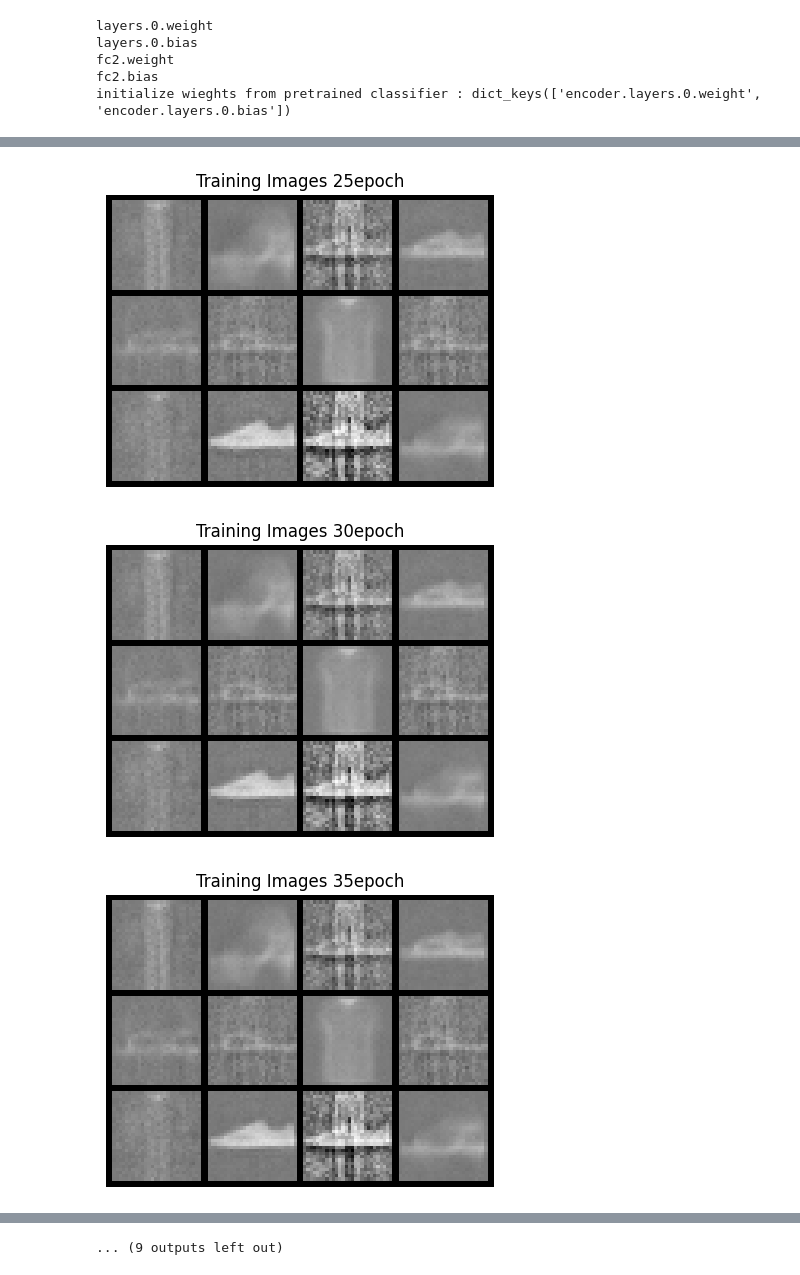
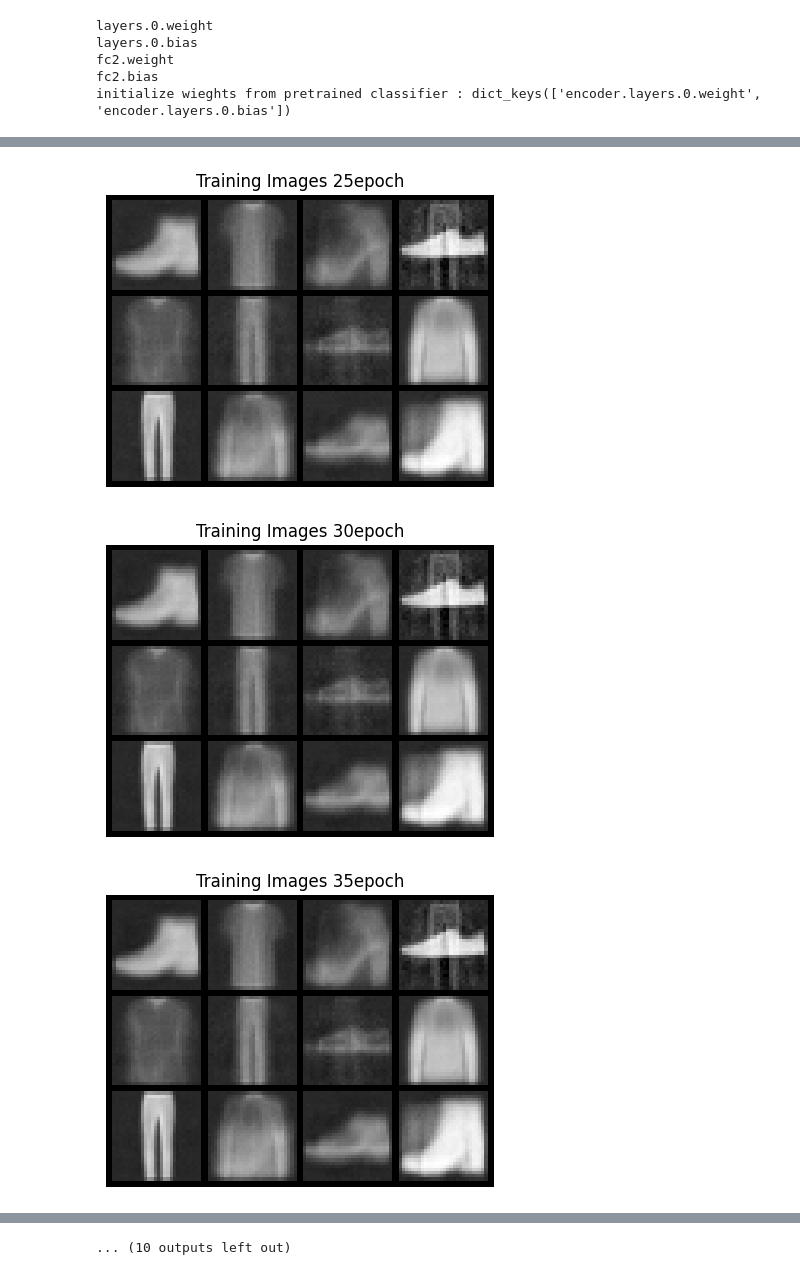
Before and after one commit to yunguks/ai-toolkit, a Jupyter notebook: final_gan/compare_pretrain.ipynb, the cells around one changed output, grey strips where cells are left out. Drawn from its saved outputs; the diff is of its cells as text; code cells hidden in the pictures.

```diff
--- a/final_gan/compare_pretrain.ipynb
+++ b/final_gan/compare_pretrain.ipynb
@@ -33,7 +33,7 @@ manual_seed(42)
 # %%
 device = 'cuda' if torch.cuda.is_available() else 'cpu'
 
-batch_size = 1048
+batch_size = 64
 # %%
 train_transforms = transforms.Compose([
     transforms.ToTensor(),
@@ -58,9 +58,9 @@ print(len(val_dataset.data), len(val_loader))
 ## VAE 학습
 pretrain 한 layer를 넣어서
 # %%
-EPOCHS = 100
+EPOCHS = 101
 # LR = 1e-4
-LR = 1e-4
+LR = 1e-5
 LATENT_DIM = 2
 # %%
 def weights_init(m):
@@ -144,7 +144,7 @@ for epoch in range(EPOCHS):
         mse = MSE_loss(y,imgs)
         kl = KL_loss(mean,log_var)
 
-        loss = mse+ 0.001*kl
+        loss = mse+ kl
         loss.backward()
         optimizer.step()
 
@@ -165,35 +165,6 @@ for epoch in range(EPOCHS):
     if (epoch % 5 == 0):
         with torch.no_grad():
             model.eval()
-            val_mse_loss =0
-            val_kl_loss =0
-            val_all_loss =0
-
-            for imgs, _ in val_loader:
-                imgs = imgs.to(device)
-                imgs = torch.flatten(imgs, 1)
-
-                y, mean, log_var = model(imgs)
-
-                mse = MSE_loss(y, imgs)
-                kl = KL_loss(mean,log_var)
-
-                loss = mse + kl
-
-                val_mse_loss += mse.item()
-                val_kl_loss += kl.item()
-                val_all_loss += loss.item()
-
-            val_mse_loss /=len(val_dataset.data)
-            val_kl_loss  /=len(val_dataset.data)
-            val_all_loss /=len(val_dataset.data)
-
-            print(f"     VAl - MSE : {mse_loss:.5f}, KL : {kl_loss:.5f}, ALL : {all_loss:.5f}")
-
-            val_mse_list.append(mse_loss)
-            val_kl_list.append(kl_loss)
-            val_all_list.append(all_loss)
-
 
             # noise를 통과시킨 decoder의 이미지를를 저장해둡니다
             fake = model.decoder(noise[:12]).detach().cpu().view(12,1,28,28)
@@ -205,5 +176,5 @@ for epoch in range(EPOCHS):
             plt.axis("off")
             plt.title(f"Training Images {epoch}epoch")
             plt.imshow(np.transpose(generate_imgs[-1],(1,2,0)))
-            plt.savefig(f'./gen_imgs/pretrain_{epoch}.png')
+            plt.savefig(f'./gen_imgs/pretrain_lowlr_{epoch}.png')
 # %% [output]
@@ -232,3 +203,3 @@ for epoch in range(EPOCHS):
-[figure, old version]
+[figure, new version]
-[figure, old version]
+[figure, new version]
-[figure, old version]
+[figure, new version]
@@ -238,4 +209,4 @@ for epoch in range(EPOCHS):
-... (9 outputs left out)
+... (10 outputs left out)
 # %%
 import matplotlib.pyplot as plt
 print(len(mse_list))
```
Also changed, not shown: parts of 5 cells of this notebook, 45 other files.
